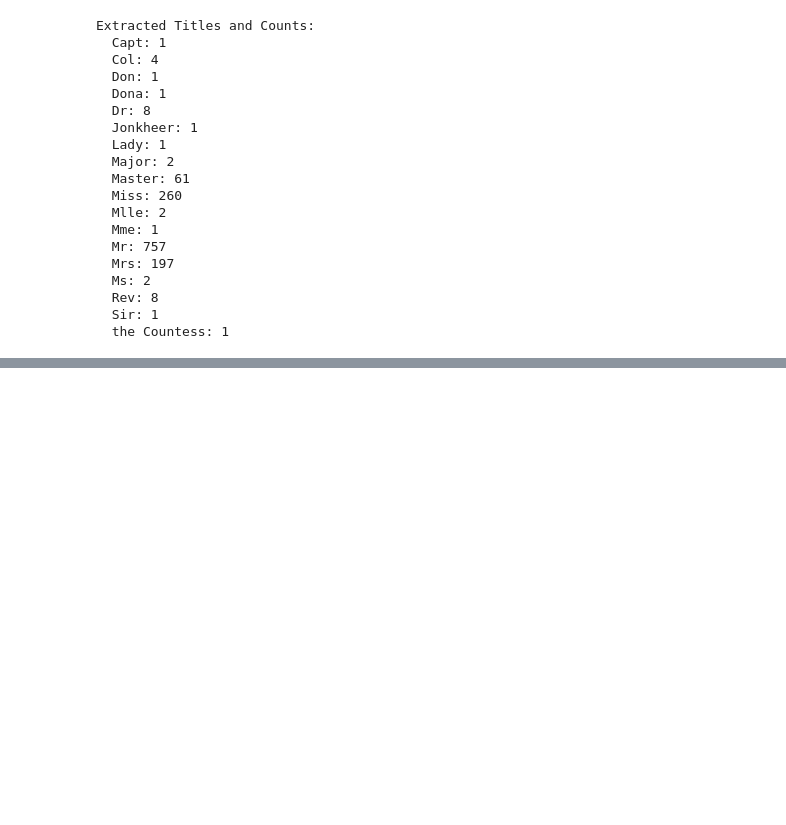
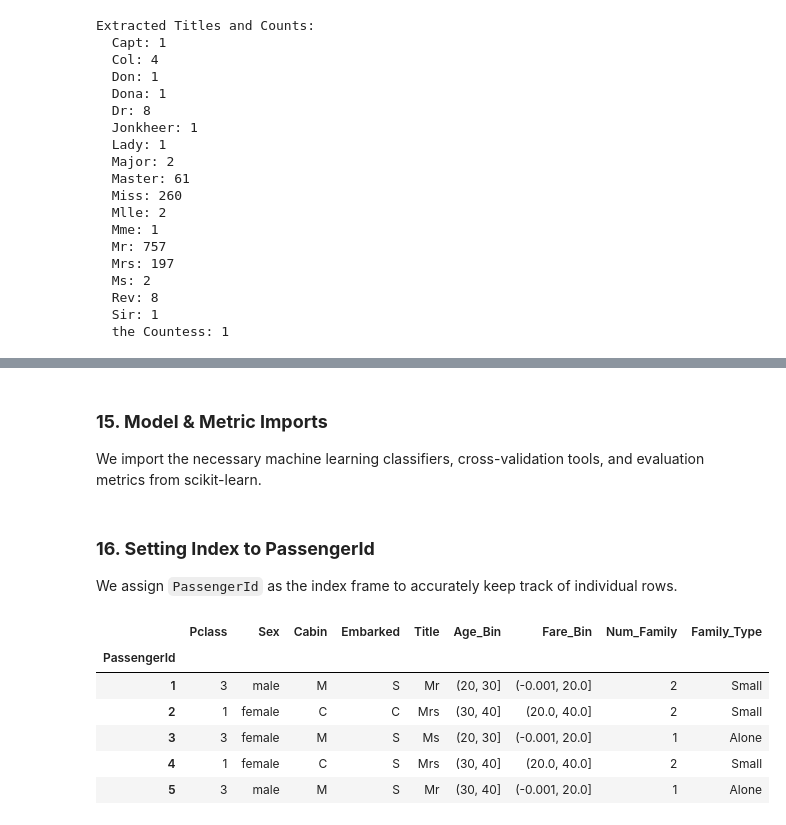
Before and after one commit to AlbertBechar/titanic-problem, a Jupyter notebook: titanic_final.ipynb, the cells around one changed output, grey strips where cells are left out. Drawn from its saved outputs; the diff is of its cells as text; code cells hidden in the pictures; blank space fills up the shorter version.

```diff
--- a/titanic.ipynb
+++ b/titanic_final.ipynb
@@ -409,0 +419,3 @@ display(combined_pd.head())
+# %% [markdown]
+### **15. Model & Metric Imports**
+We import the necessary machine learning classifiers, cross-validation tools, and evaluation metrics from scikit-learn.
@@ -409,0 +428,15 @@ display(combined_pd.head())
+# %% [markdown]
+### **16. Setting Index to PassengerId**
+We assign `PassengerId` as the index frame to accurately keep track of individual rows.
+# %%
+# Set PassengerId as index
+combined_pd.set_index('PassengerId', inplace=True)
+display(combined_pd.head())
+# %% [output]
+|  | Pclass | Sex | Cabin | Embarked | Title | Age_Bin | Fare_Bin | Num_Family | Family_Type |
+| PassengerId |  |  |  |  |  |  |  |  |  |
+| 1 | 3 | male | M | S | Mr | (20, 30] | (-0.001, 20.0] | 2 | Small |
+| 2 | 1 | female | C | C | Mrs | (30, 40] | (20.0, 40.0] | 2 | Small |
+| 3 | 3 | female | M | S | Ms | (20, 30] | (-0.001, 20.0] | 1 | Alone |
+| 4 | 1 | female | C | S | Mrs | (30, 40] | (20.0, 40.0] | 2 | Small |
+| 5 | 3 | male | M | S | Mr | (30, 40] | (-0.001, 20.0] | 1 | Alone |
```
Also changed, not shown: parts of 37 cells of this notebook, 4 other files.
